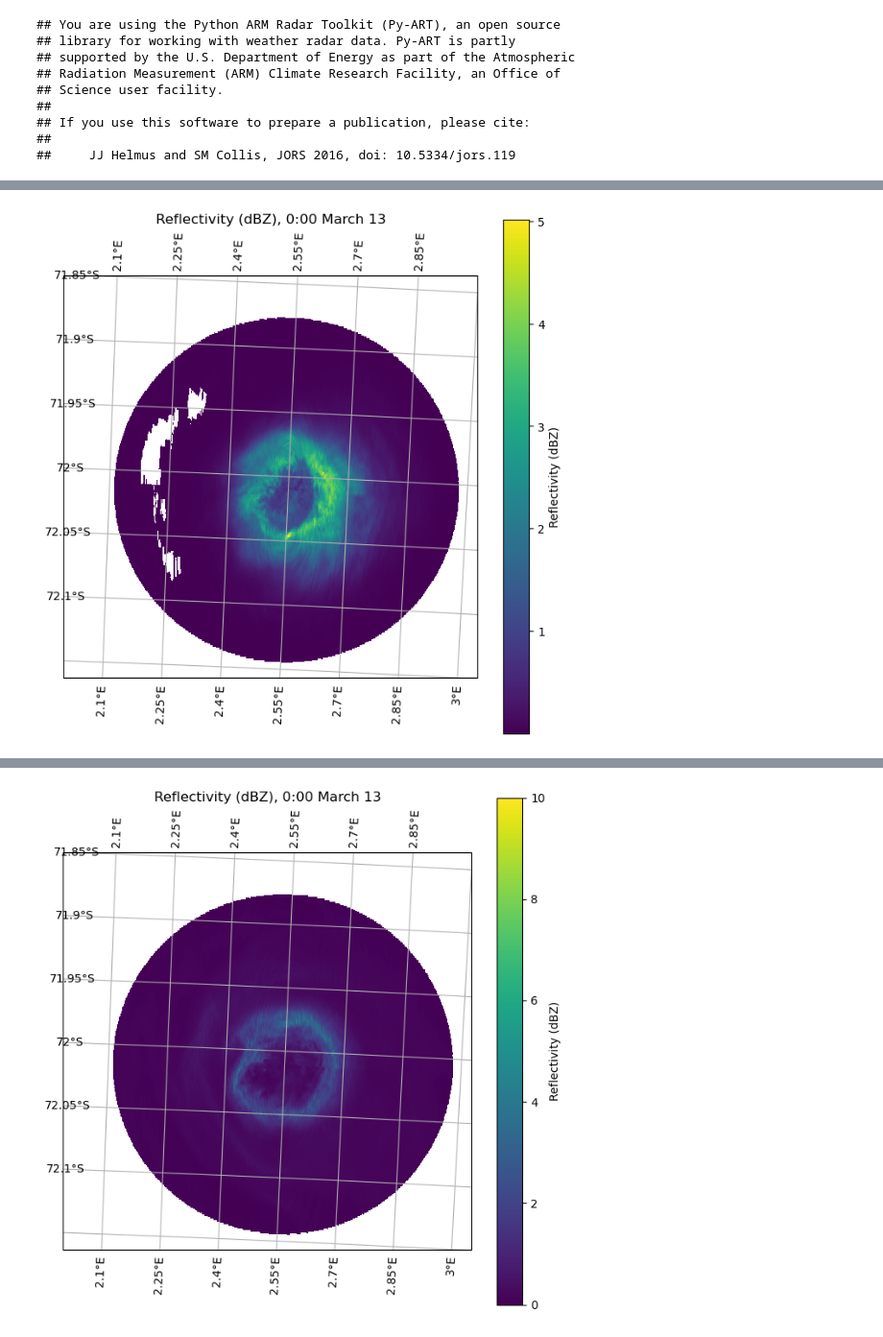
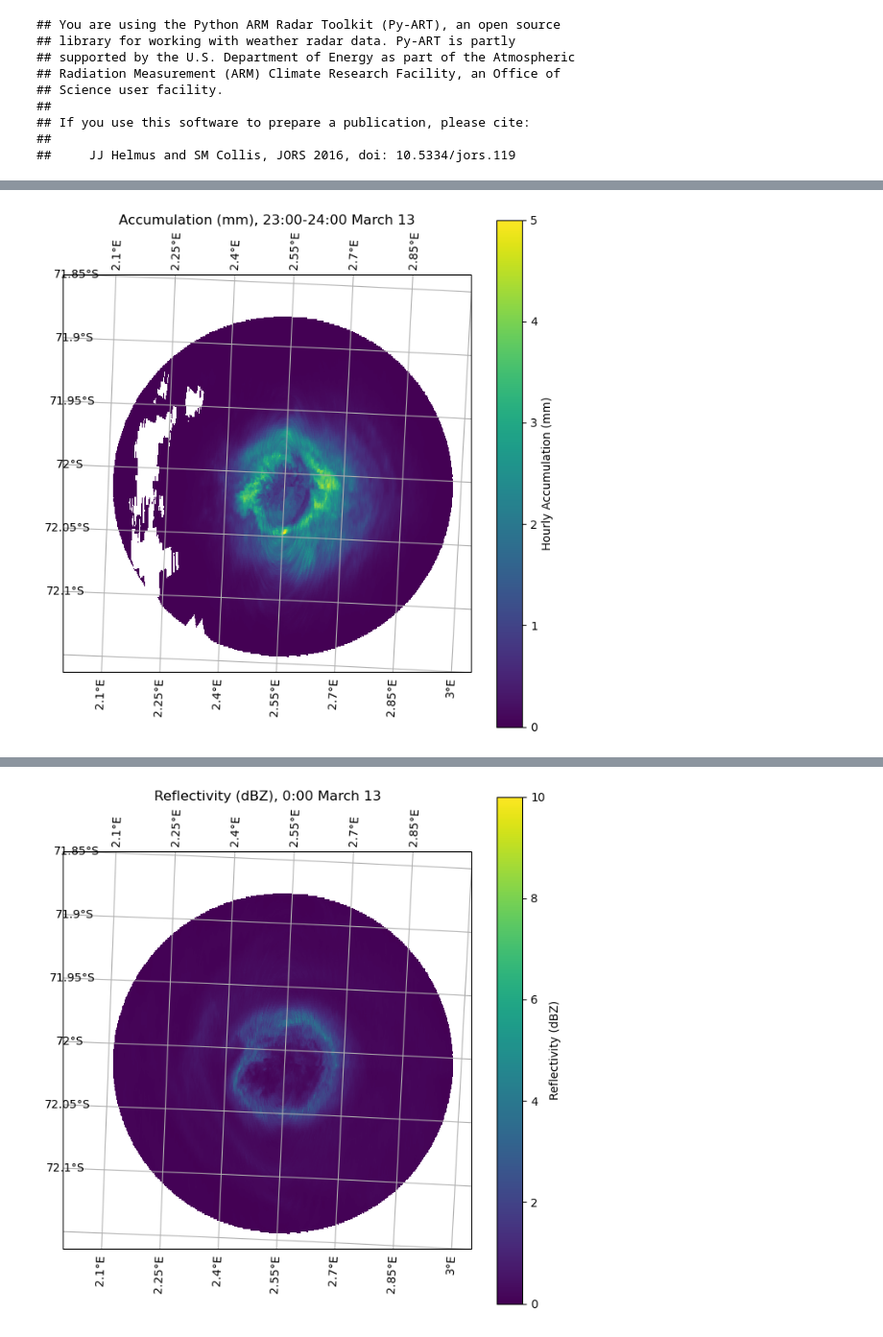
Before and after one commit to Troll-Observing-Network/neumayer-snowfall, a Jupyter notebook: 2D_Radar_New.ipynb, the cells around one changed output, grey strips where cells are left out. Shown at 96% size. Drawn from its saved outputs; the diff is of its cells as text; code cells hidden in the pictures.

Commit message:
March 13 event

```diff
--- a/2D_Radar_New.ipynb
+++ b/2D_Radar_New.ipynb
@@ -273,17 +273,17 @@ hourlyAccum_0313 = weightedAvg(snowSort_0313)
 # %%
 fig = plt.figure(figsize=(8, 8))
 
 ax = plt.axes(projection=ccrs.SouthPolarStereo())
 ax.gridlines(draw_labels=True)
 ax.set_extent([2, 3, -72.15, -71.85], crs=ccrs.PlateCarree())
 ax.coastlines()
 
 
 
-cf = ax.pcolormesh(lon_target, lat_target, hourlyAccum_0313[:, :, 22], transform=ccrs.PlateCarree(), cmap='viridis')
-plt.colorbar(cf, label='Reflectivity (dBZ)')
-plt.title("Reflectivity (dBZ), 0:00 March 13")
+cf = ax.pcolormesh(lon_target, lat_target, hourlyAccum_0313[:, :, 23], vmin=0, vmax=5.0, transform=ccrs.PlateCarree(), cmap='viridis')
+plt.colorbar(cf, label='Hourly Accumulation (mm)')
+plt.title("Accumulation (mm), 23:00-24:00 March 13")
 
 plt.show()
 # %% [output]
-[figure, old version]
+[figure, new version]
```
Also changed, not shown: parts of 1 cell of this notebook, 12 other files.
